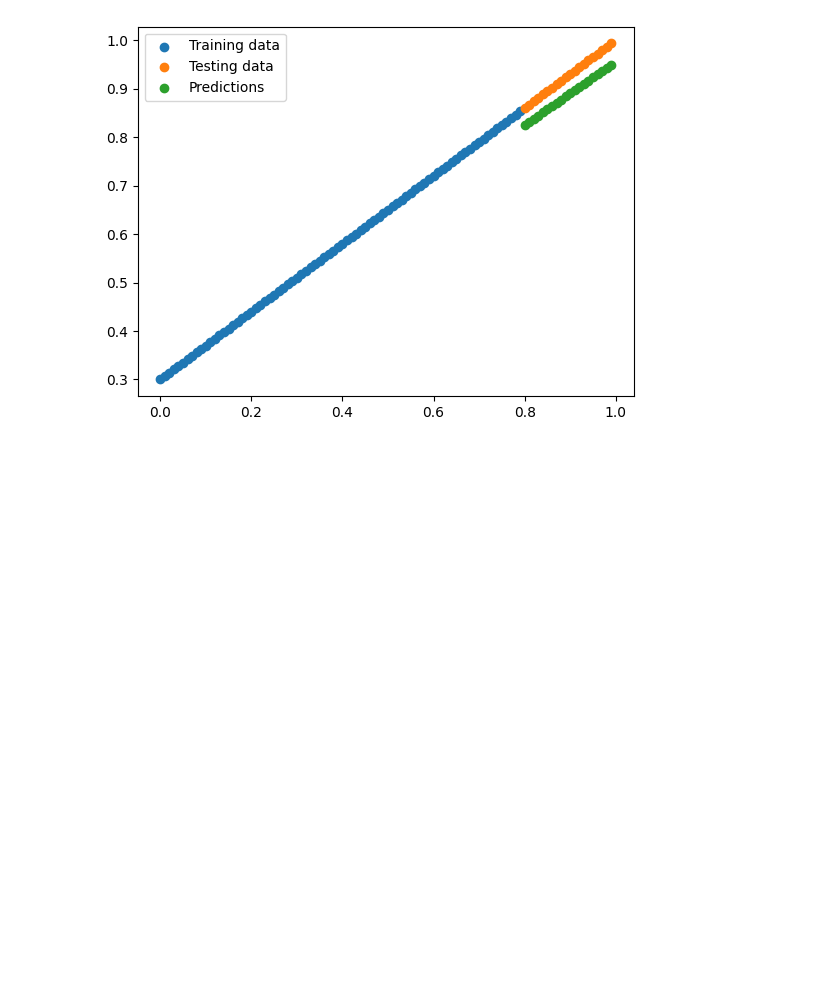
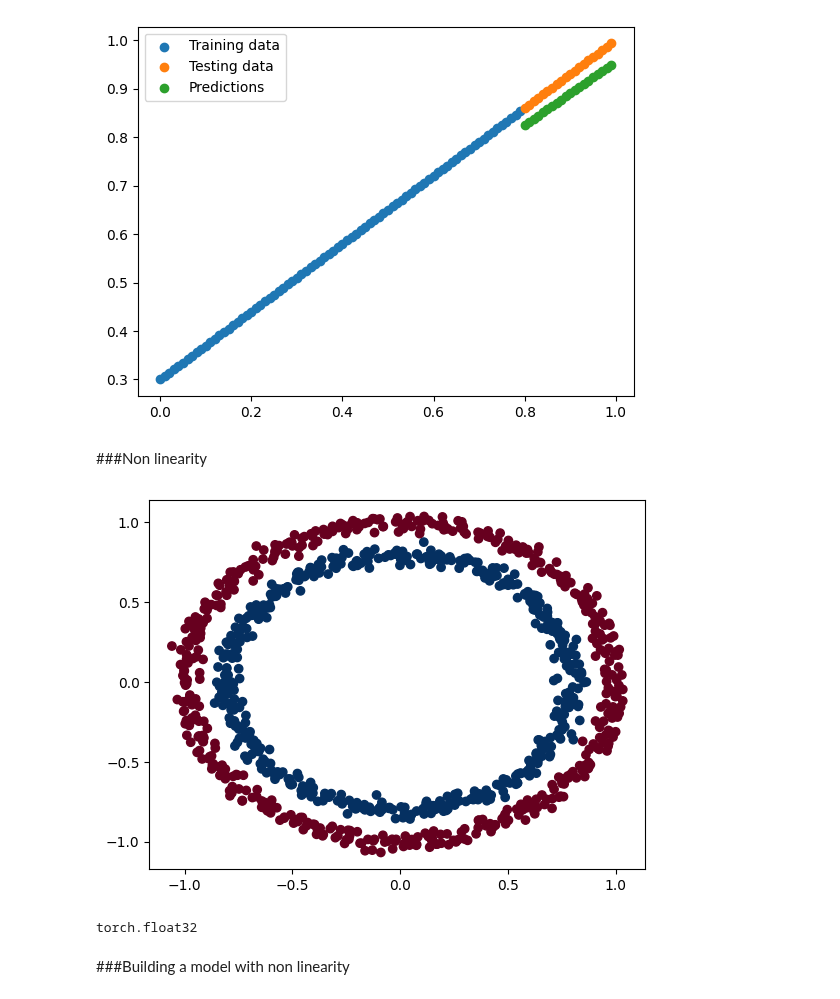
Before and after one commit to ShriVarshaan/pytorch-learning-log, a Jupyter notebook: neural_network_classification.ipynb, the cells around one changed output. Drawn from its saved outputs; the diff is of its cells as text; code cells hidden in the pictures; blank space fills up the shorter version.

Commit message:
Creating and instantiating a model using ReLU

```diff
--- a/neural_network_classification.ipynb
+++ b/neural_network_classification.ipynb
@@ -655,3 +656,20 @@ plt.legend()
 plt.show()
 # %% [output]
 [figure]
+# %% [markdown]
+###Non linearity
+# %%
+import matplotlib.pyplot as plt
+from sklearn.datasets import make_circles
+from sklearn.model_selection import train_test_split
+import torch
+n_samples = 1000
+
+X, y = make_circles(n_samples,
+                    noise = 0.03,
+                    random_state=42)
+
+plt.scatter(X[:,0], X[:,1], c=y, cmap=plt.cm.RdBu)
+plt.show()
+# %% [output]
+[figure, added]
@@ -657,0 +681,11 @@ plt.show()
+# %%
+X_train, X_test, y_train, y_test = train_test_split(X,
+                                                    y,
+                                                    test_size=0.2,
+                                                    random_state=42)
+
+X_train.dtype
+# %% [output]
+torch.float32
+# %% [markdown]
+###Building a model with non linearity
```
Also changed, not shown: parts of 15 cells of this notebook.
